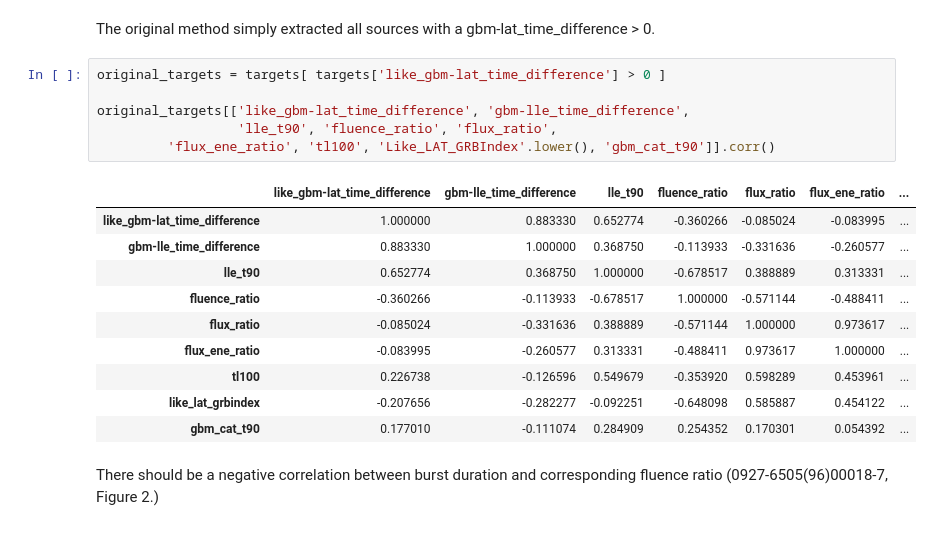
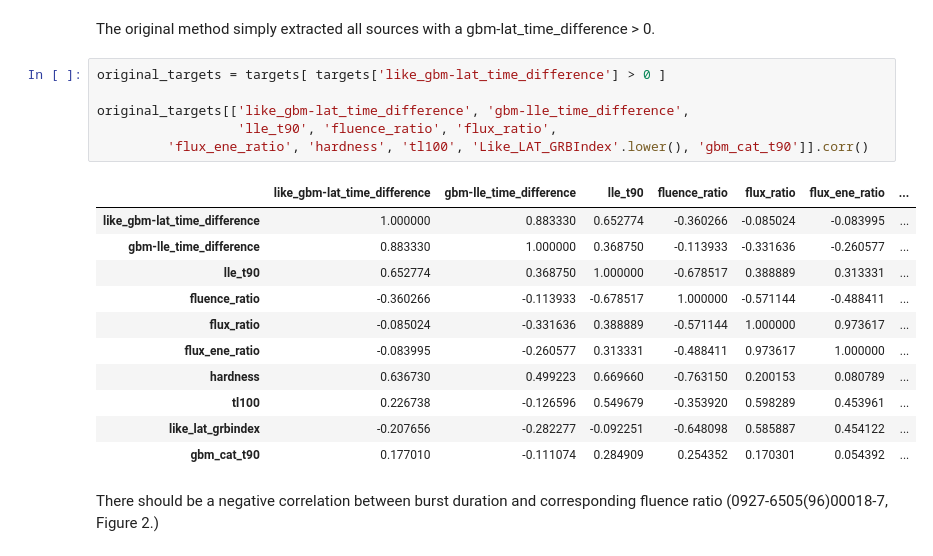
Before and after one commit to xboluna/Research, a Jupyter notebook: BHRad/GBM_Catalog_Searching/Exploring_possible_candidates.ipynb, the cells around one changed output. Saved outputs shown, nothing was run; the diff lists cells and outputs as text.

```diff
--- a/BHRad/GBM_Catalog_Searching/Exploring_possible_candidates.ipynb
+++ b/BHRad/GBM_Catalog_Searching/Exploring_possible_candidates.ipynb
@@ -95,17 +101,18 @@ The original method simply extracted all sources with a gbm-lat_time_difference
 # %%
 original_targets = targets[ targets['like_gbm-lat_time_difference'] > 0 ]
 
 original_targets[['like_gbm-lat_time_difference', 'gbm-lle_time_difference',
                   'lle_t90', 'fluence_ratio', 'flux_ratio',
-         'flux_ene_ratio', 'tl100', 'Like_LAT_GRBIndex'.lower(), 'gbm_cat_t90']].corr()
+         'flux_ene_ratio', 'hardness', 'tl100', 'Like_LAT_GRBIndex'.lower(), 'gbm_cat_t90']].corr()
 # %% [output]
 |  | like_gbm-lat_time_difference | gbm-lle_time_difference | lle_t90 | fluence_ratio | flux_ratio | flux_ene_ratio | ... |
 | like_gbm-lat_time_difference | 1.000000 | 0.883330 | 0.652774 | -0.360266 | -0.085024 | -0.083995 | ... |
 | gbm-lle_time_difference | 0.883330 | 1.000000 | 0.368750 | -0.113933 | -0.331636 | -0.260577 | ... |
 | lle_t90 | 0.652774 | 0.368750 | 1.000000 | -0.678517 | 0.388889 | 0.313331 | ... |
 | fluence_ratio | -0.360266 | -0.113933 | -0.678517 | 1.000000 | -0.571144 | -0.488411 | ... |
 | flux_ratio | -0.085024 | -0.331636 | 0.388889 | -0.571144 | 1.000000 | 0.973617 | ... |
 | flux_ene_ratio | -0.083995 | -0.260577 | 0.313331 | -0.488411 | 0.973617 | 1.000000 | ... |
+| hardness | 0.636730 | 0.499223 | 0.669660 | -0.763150 | 0.200153 | 0.080789 | ... |
 | tl100 | 0.226738 | -0.126596 | 0.549679 | -0.353920 | 0.598289 | 0.453961 | ... |
 | like_lat_grbindex | -0.207656 | -0.282277 | -0.092251 | -0.648098 | 0.585887 | 0.454122 | ... |
 | gbm_cat_t90 | 0.177010 | -0.111074 | 0.284909 | 0.254352 | 0.170301 | 0.054392 | ... |
```
Also changed, not shown: parts of 21 cells of this notebook, 3 other files.
